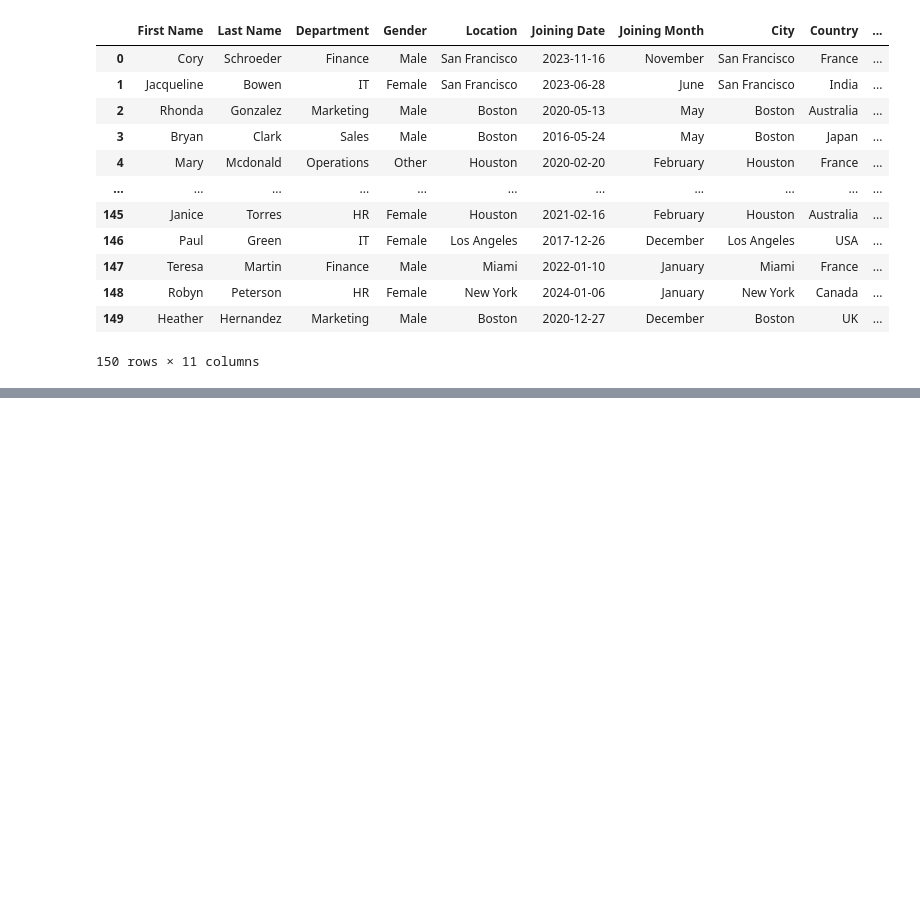
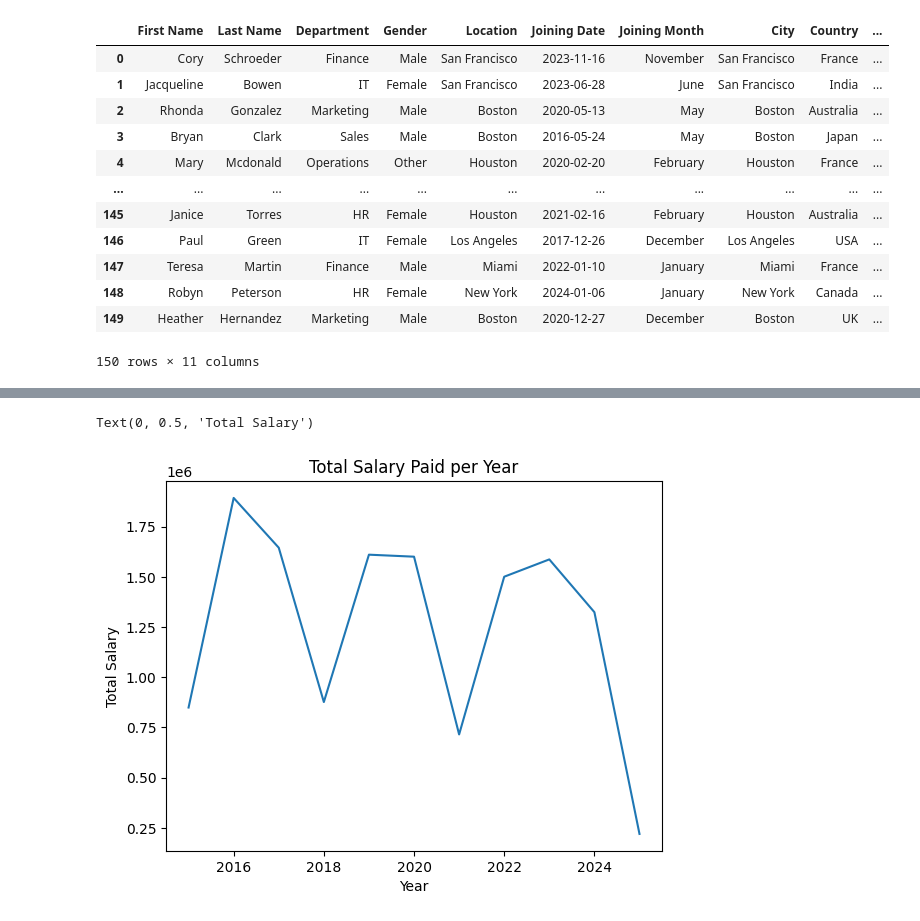
Before and after one commit to vaishnaviPatil1111/Python, a Jupyter notebook: Python_Pandas.ipynb, the cells around one changed output, grey strips where cells are left out. Cells and saved outputs as stored; diff of their text form; code cells hidden in the pictures; blank space fills up the shorter version.

```diff
--- a/Python_Pandas.ipynb
+++ b/Python_Pandas.ipynb
@@ -3111,0 +3141,12 @@ df
+# %%
+# 3.	Create a line chart showing the total salary paid per year.
+df['Joining Year'] = pd.to_datetime(df['Joining Date']).dt.year
+b = df.groupby('Joining Year')['Salary'].sum()
+b.plot(kind='line')
+
+plt.title('Total Salary Paid per Year')
+plt.xlabel('Year')
+plt.ylabel('Total Salary')
+# %% [output]
+Text(0, 0.5, 'Total Salary')
+[figure, added]
```
Also changed, not shown: parts of 6 cells of this notebook.
